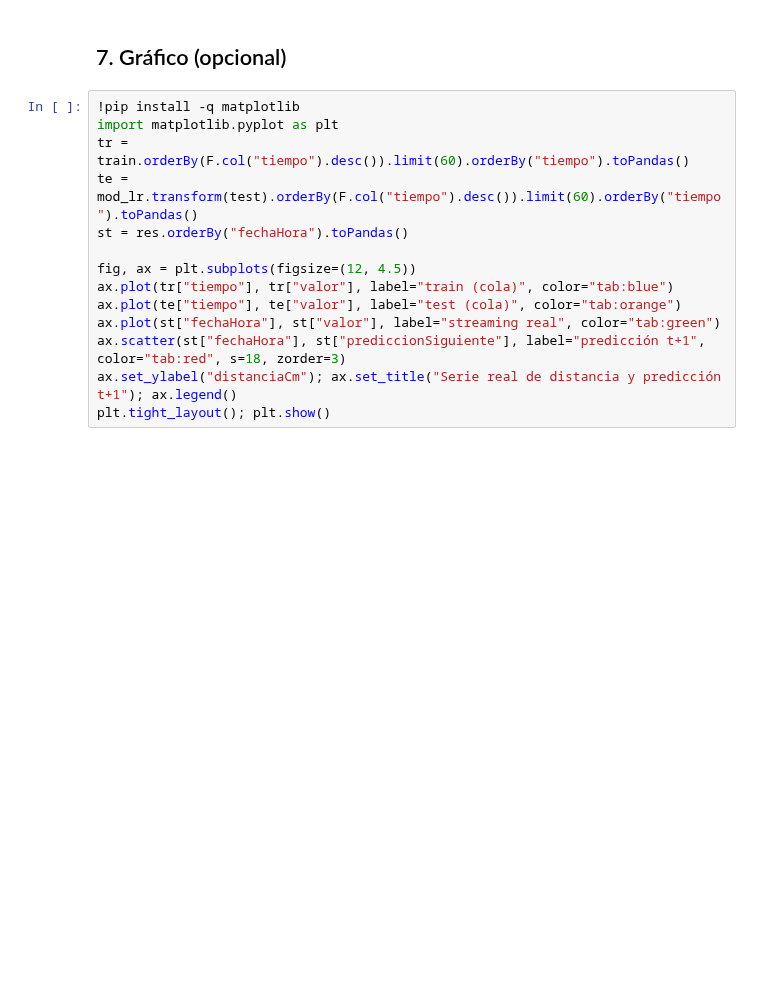
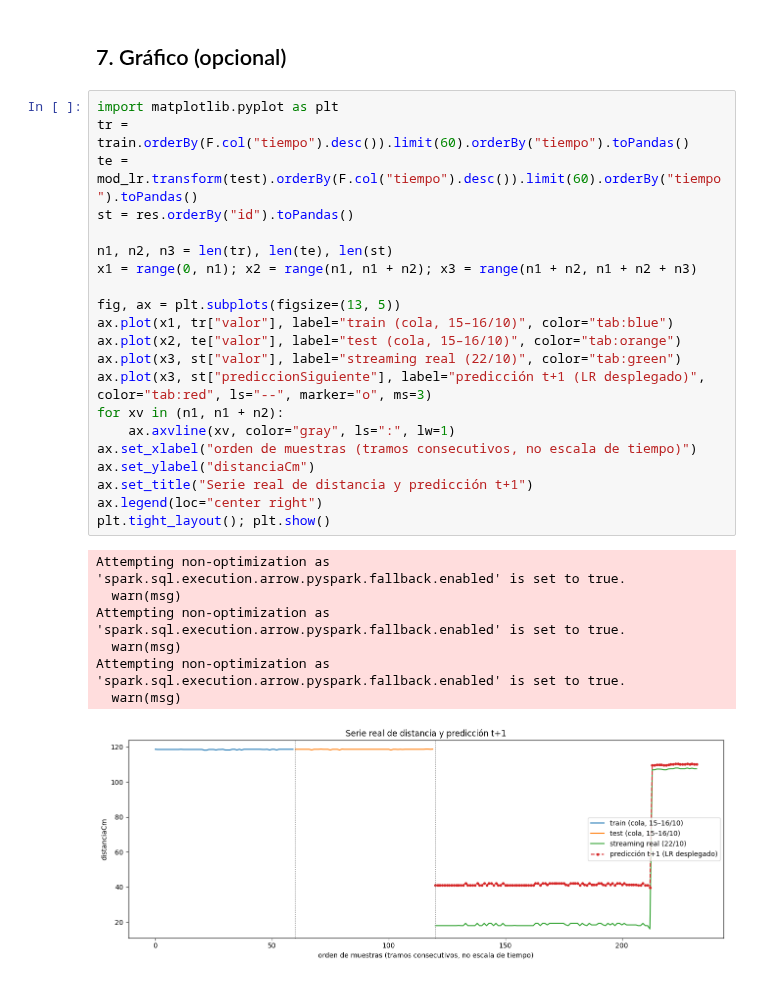
Before and after one commit to Lanzeloth03/lambda26-bigdata, a Jupyter notebook: s10-series-tiempo/10_series_tiempo_inferencia_streaming.ipynb, the cells around one changed output. Drawn from its saved outputs; the diff is of its cells as text; blank space fills up the shorter version.

```diff
--- a/s10-series-tiempo/10_series_tiempo_inferencia_streaming.ipynb
+++ b/s10-series-tiempo/10_series_tiempo_inferencia_streaming.ipynb
@@ -387,16 +387,31 @@ Persistencia: RMSE=8.618 | MAE=1.254
 # %% [markdown]
 ## 7. Gráfico (opcional)
 # %%
-!pip install -q matplotlib
 import matplotlib.pyplot as plt
 tr = train.orderBy(F.col("tiempo").desc()).limit(60).orderBy("tiempo").toPandas()
 te = mod_lr.transform(test).orderBy(F.col("tiempo").desc()).limit(60).orderBy("tiempo").toPandas()
-st = res.orderBy("fechaHora").toPandas()
+st = res.orderBy("id").toPandas()
 
-fig, ax = plt.subplots(figsize=(12, 4.5))
-ax.plot(tr["tiempo"], tr["valor"], label="train (cola)", color="tab:blue")
-ax.plot(te["tiempo"], te["valor"], label="test (cola)", color="tab:orange")
-ax.plot(st["fechaHora"], st["valor"], label="streaming real", color="tab:green")
-ax.scatter(st["fechaHora"], st["prediccionSiguiente"], label="predicción t+1", color="tab:red", s=18, zorder=3)
-ax.set_ylabel("distanciaCm"); ax.set_title("Serie real de distancia y predicción t+1"); ax.legend()
+n1, n2, n3 = len(tr), len(te), len(st)
+x1 = range(0, n1); x2 = range(n1, n1 + n2); x3 = range(n1 + n2, n1 + n2 + n3)
+
+fig, ax = plt.subplots(figsize=(13, 5))
+ax.plot(x1, tr["valor"], label="train (cola, 15–16/10)", color="tab:blue")
+ax.plot(x2, te["valor"], label="test (cola, 15–16/10)", color="tab:orange")
+ax.plot(x3, st["valor"], label="streaming real (22/10)", color="tab:green")
+ax.plot(x3, st["prediccionSiguiente"], label="predicción t+1 (LR desplegado)", color="tab:red", ls="--", marker="o", ms=3)
+for xv in (n1, n1 + n2):
+    ax.axvline(xv, color="gray", ls=":", lw=1)
+ax.set_xlabel("orden de muestras (tramos consecutivos, no escala de tiempo)")
+ax.set_ylabel("distanciaCm")
+ax.set_title("Serie real de distancia y predicción t+1")
+ax.legend(loc="center right")
 plt.tight_layout(); plt.show()
+# %% [output]
+Attempting non-optimization as 'spark.sql.execution.arrow.pyspark.fallback.enabled' is set to true.
+  warn(msg)
+Attempting non-optimization as 'spark.sql.execution.arrow.pyspark.fallback.enabled' is set to true.
+  warn(msg)
+Attempting non-optimization as 'spark.sql.execution.arrow.pyspark.fallback.enabled' is set to true.
+  warn(msg)
+[figure, added]
```
